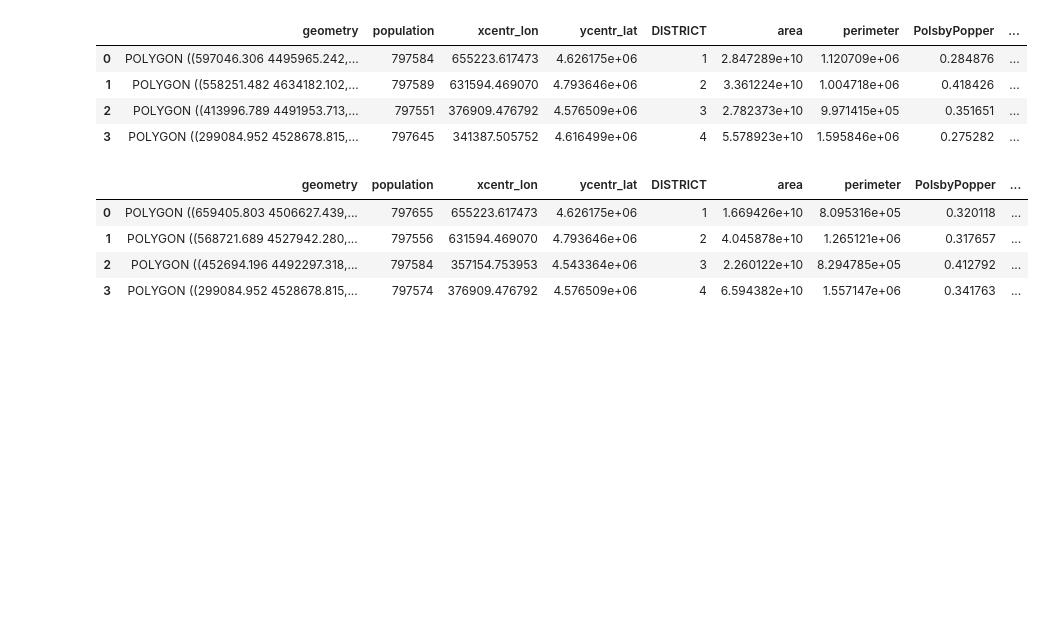
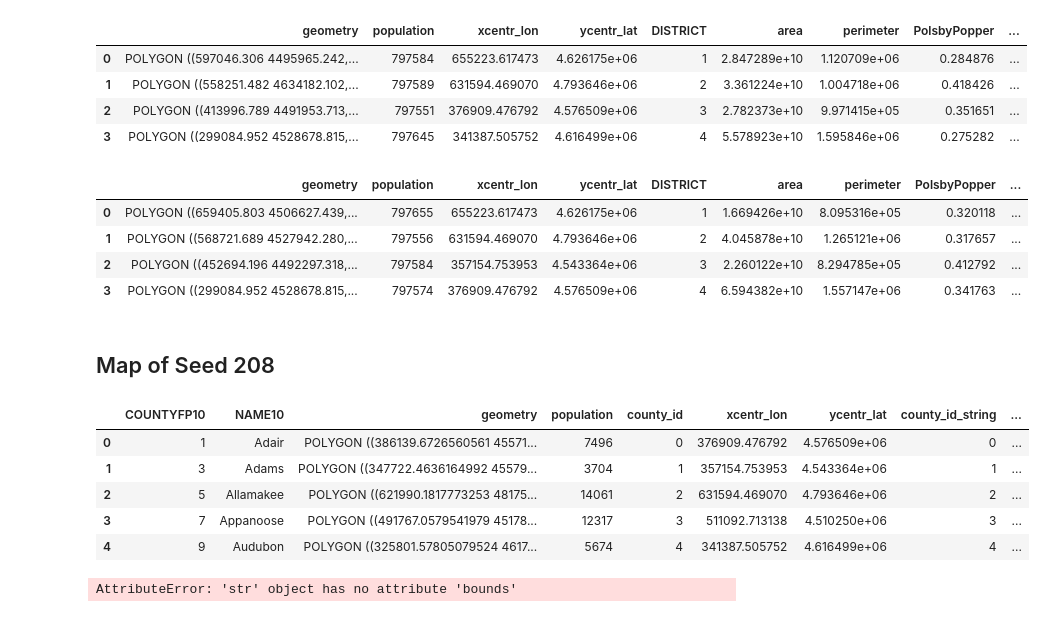
Before and after one commit to stefaniegwangphd/ia-redistricting, a Jupyter notebook: current_map_compactness.ipynb, the cells around one changed output. Saved outputs shown, nothing was run; the diff lists cells and outputs as text; code cells hidden in the pictures; blank space fills up the shorter version.

Commit message:
organize sections and copy function to plot district map

```diff
--- a/current_map_compactness.ipynb
+++ b/current_map_compactness.ipynb
@@ -244,3 +217,5 @@ alt_map
 | 3 | POLYGON ((299084.952 4528678.815,... | 797574 | 376909.476792 | 4.576509e+06 | 4 | 6.594382e+10 | 1.557147e+06 | 0.341763 | ... |
 # %%
 alt_map.to_csv('alt_map.csv', index=False, header=True)
+# %% [markdown]
+## Map of Seed 208
@@ -246,0 +250,14 @@ alt_map.to_csv('alt_map.csv', index=False, header=True)
+# %%
+seed208=pd.read_csv('./allocation_by_county/seed_208_by_county.csv')
+seed208.head()
+# %% [output]
+|  | COUNTYFP10 | NAME10 | geometry | population | county_id | xcentr_lon | ycentr_lat | county_id_string | ... |
+| 0 | 1 | Adair | POLYGON ((386139.6726560561 45571... | 7496 | 0 | 376909.476792 | 4.576509e+06 | 0 | ... |
+| 1 | 3 | Adams | POLYGON ((347722.4636164992 45579... | 3704 | 1 | 357154.753953 | 4.543364e+06 | 1 | ... |
+| 2 | 5 | Allamakee | POLYGON ((621990.1817773253 48175... | 14061 | 2 | 631594.469070 | 4.793646e+06 | 2 | ... |
+| 3 | 7 | Appanoose | POLYGON ((491767.0579541979 45178... | 12317 | 3 | 511092.713138 | 4.510250e+06 | 3 | ... |
+| 4 | 9 | Audubon | POLYGON ((325801.57805079524 4617... | 5674 | 4 | 341387.505752 | 4.616499e+06 | 4 | ... |
+# %%
+distmap_by_county(seed208, 'DISTRICT')
+# %% [output]
+AttributeError: 'str' object has no attribute 'bounds'
```
Also changed, not shown: parts of 9 cells of this notebook.
